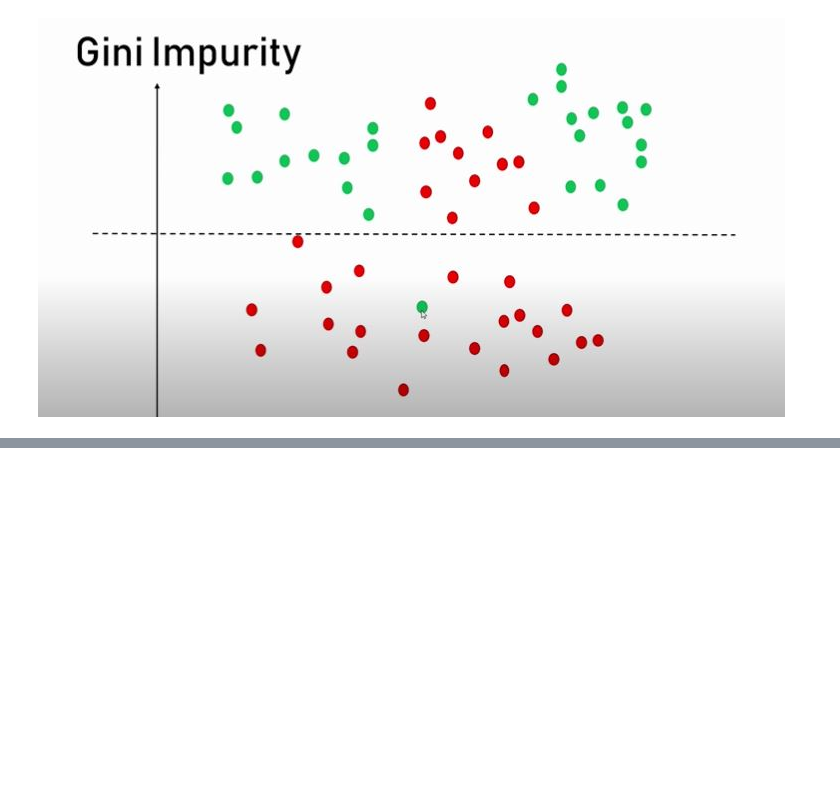
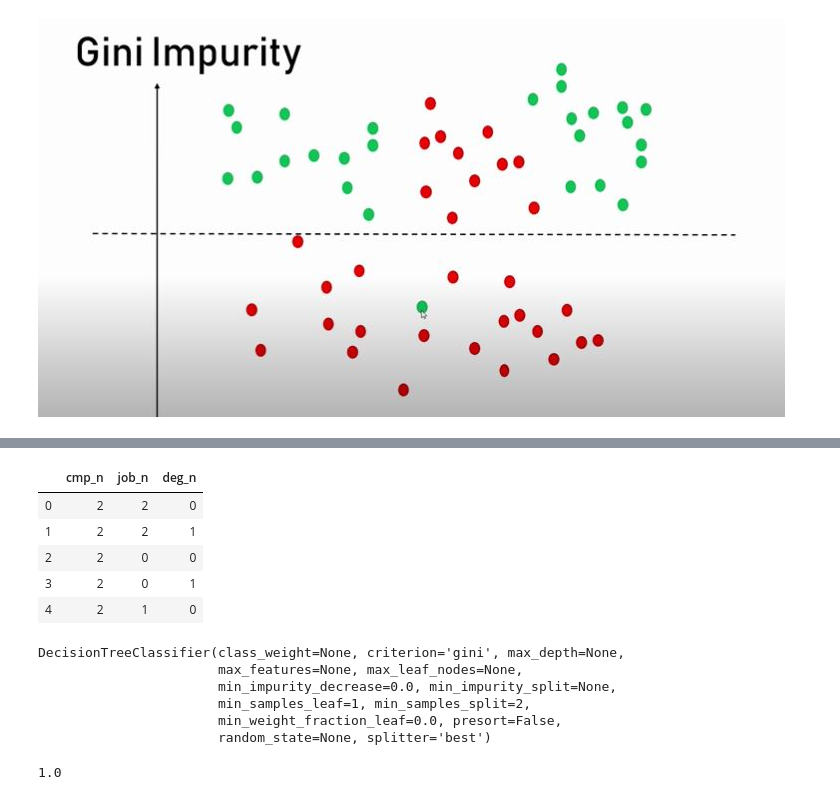
Before and after one commit to vishaldubey180/Machine-learning-with-python, a Jupyter notebook: DecisionTree/DecisionTree.ipynb, the cells around one changed output, grey strips where cells are left out. Cells and saved outputs as stored; diff of their text form; code cells hidden in the pictures; blank space fills up the shorter version.

Commit message:
completed notebook for decision Tree

```diff
--- a/DecisionTree/DecisionTree.ipynb
+++ b/DecisionTree/DecisionTree.ipynb
@@ -53,0 +153,11 @@
+# %%
+input1 = input.drop(['company','job','degree'], axis='columns')
+# %%
+input1.head()
+# %% [output]
+|  | cmp_n | job_n | deg_n |
+| 0 | 2 | 2 | 0 |
+| 1 | 2 | 2 | 1 |
+| 2 | 2 | 0 | 0 |
+| 3 | 2 | 0 | 1 |
+| 4 | 2 | 1 | 0 |
@@ -53,0 +168,13 @@
+# %%
+model.fit(input1,target)
+# %% [output]
+DecisionTreeClassifier(class_weight=None, criterion='gini', max_depth=None,
+                       max_features=None, max_leaf_nodes=None,
+                       min_impurity_decrease=0.0, min_impurity_split=None,
+                       min_samples_leaf=1, min_samples_split=2,
+                       min_weight_fraction_leaf=0.0, presort=False,
+                       random_state=None, splitter='best')
+# %%
+model.score(input1,target)
+# %% [output]
+1.0
```
Also changed, not shown: parts of 20 cells of this notebook, 1 other file.
